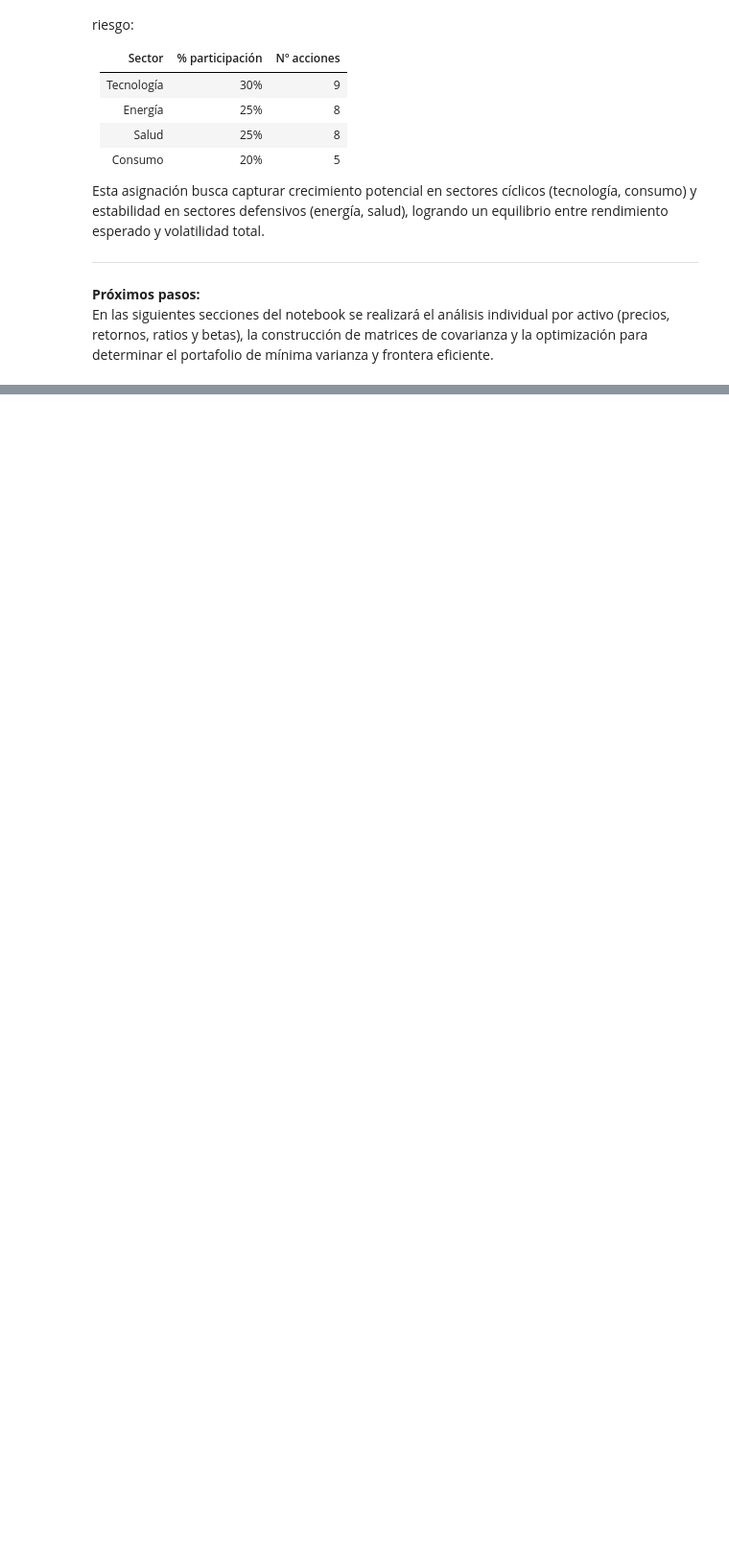
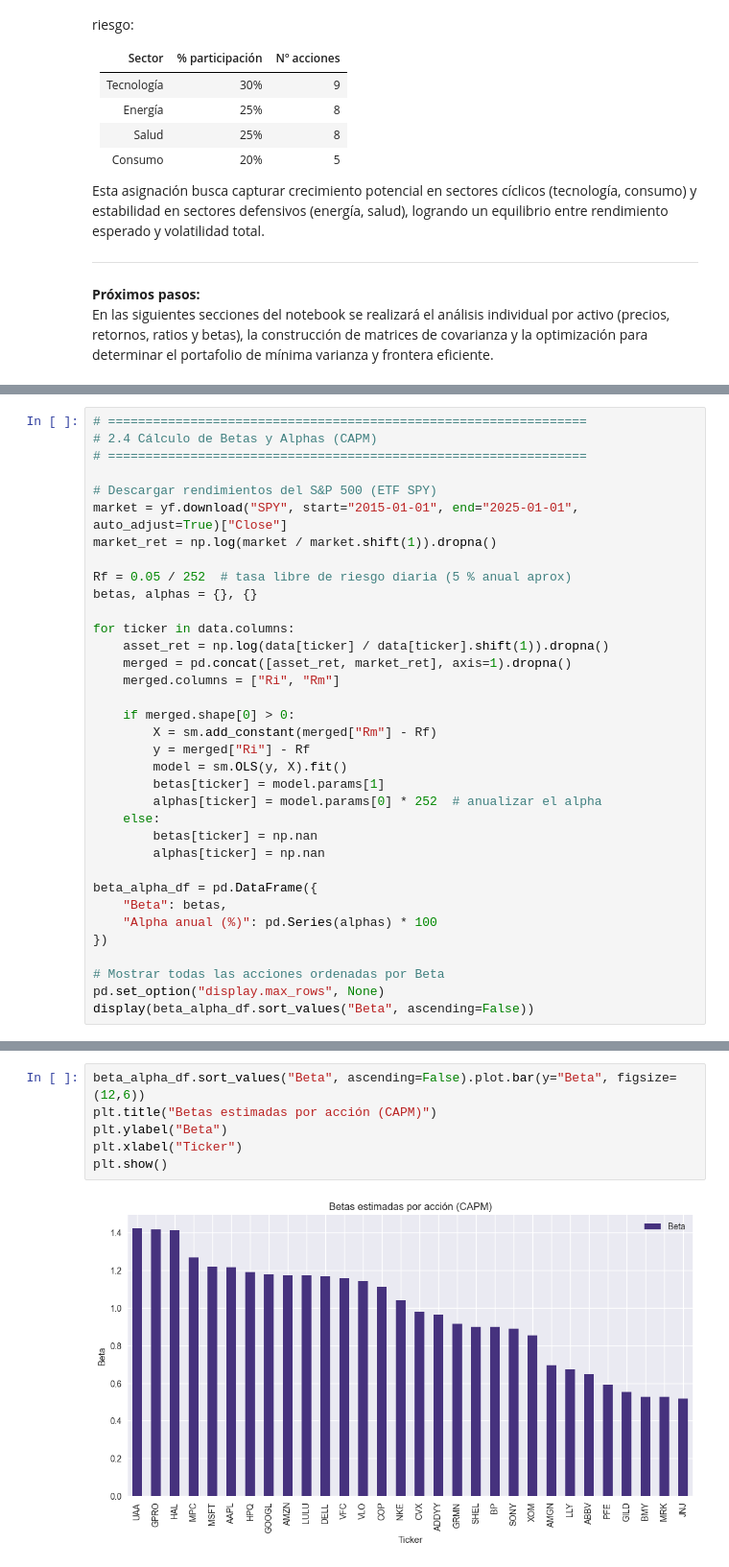
Before and after one commit to cmolina12/finanzas-proyecto-consultoria, a Jupyter notebook: proyecto_portafolio_grupo1.ipynb, the cells around one changed output, grey strips where cells are left out. Shown at 96% size. Saved outputs shown, nothing was run; the diff lists cells and outputs as text; blank space fills up the shorter version.

```diff
--- a/proyecto_portafolio_grupo1.ipynb
+++ b/proyecto_portafolio_grupo1.ipynb
@@ -92,0 +586,35 @@ En las siguientes secciones del notebook se realizará el análisis individual p
+# %%
+# ================================================================
+# 2.4 Cálculo de Betas y Alphas (CAPM)
+# ================================================================
+
+# Descargar rendimientos del S&P 500 (ETF SPY)
+market = yf.download("SPY", start="2015-01-01", end="2025-01-01", auto_adjust=True)["Close"]
+market_ret = np.log(market / market.shift(1)).dropna()
+
+Rf = 0.05 / 252  # tasa libre de riesgo diaria (5 % anual aprox)
+betas, alphas = {}, {}
+
+for ticker in data.columns:
+    asset_ret = np.log(data[ticker] / data[ticker].shift(1)).dropna()
+    merged = pd.concat([asset_ret, market_ret], axis=1).dropna()
+    merged.columns = ["Ri", "Rm"]
+
+    if merged.shape[0] > 0:
+        X = sm.add_constant(merged["Rm"] - Rf)
+        y = merged["Ri"] - Rf
+        model = sm.OLS(y, X).fit()
+        betas[ticker] = model.params[1]
+        alphas[ticker] = model.params[0] * 252  # anualizar el alpha
+    else:
+        betas[ticker] = np.nan
+        alphas[ticker] = np.nan
+
+beta_alpha_df = pd.DataFrame({
+    "Beta": betas,
+    "Alpha anual (%)": pd.Series(alphas) * 100
+})
+
+# Mostrar todas las acciones ordenadas por Beta
+pd.set_option("display.max_rows", None)
+display(beta_alpha_df.sort_values("Beta", ascending=False))
@@ -92,0 +640,8 @@ En las siguientes secciones del notebook se realizará el análisis individual p
+# %%
+beta_alpha_df.sort_values("Beta", ascending=False).plot.bar(y="Beta", figsize=(12,6))
+plt.title("Betas estimadas por acción (CAPM)")
+plt.ylabel("Beta")
+plt.xlabel("Ticker")
+plt.show()
+# %% [output]
+[figure, added]
```
Also changed, not shown: parts of 25 cells of this notebook.
